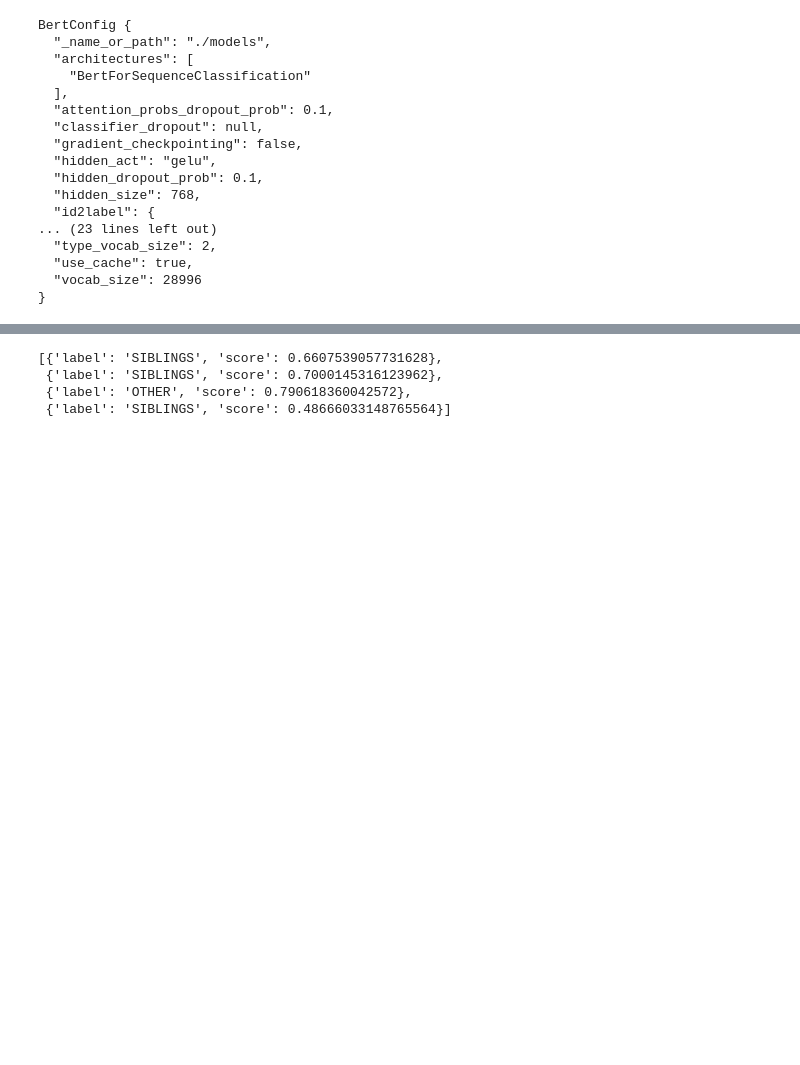
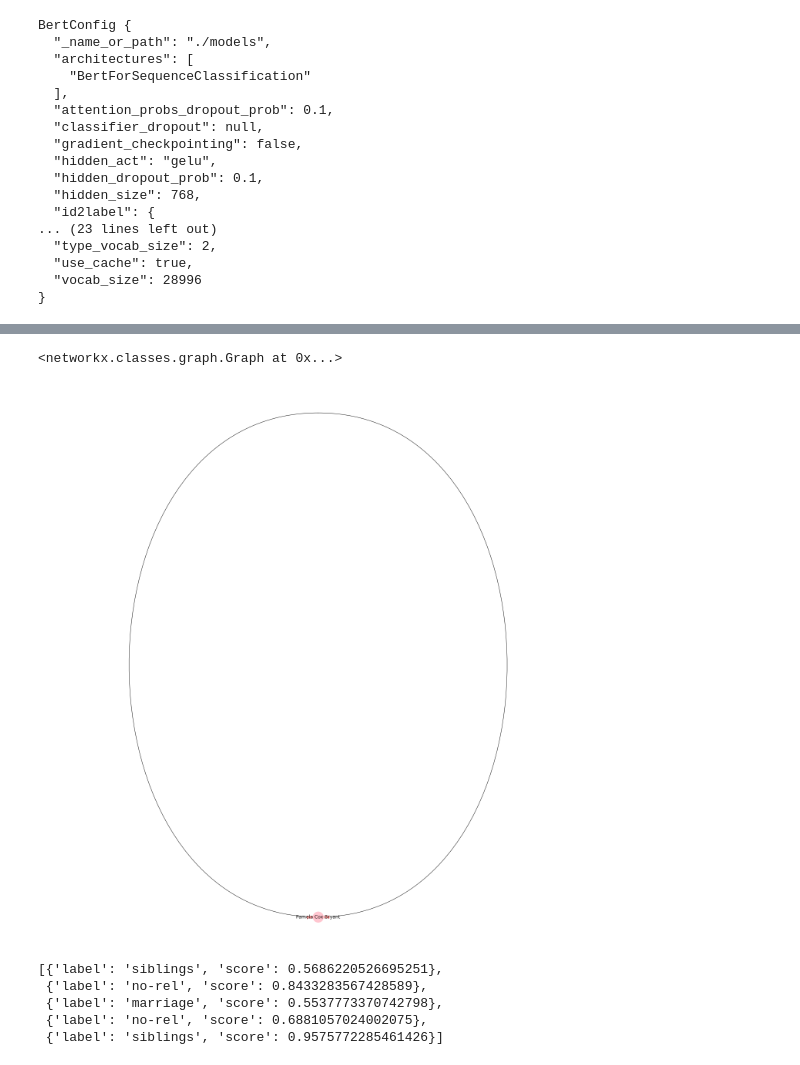
Before and after one commit to ANGELLOPARR/luke-genealogical-thesis, a Jupyter notebook: Pipeline.ipynb, the cells around one changed output, grey strips where cells are left out. Saved outputs shown, nothing was run; the diff lists cells and outputs as text; code cells hidden in the pictures; blank space fills up the shorter version.

```diff
--- a/Pipeline.ipynb
+++ b/Pipeline.ipynb
@@ -631,17 +801,41 @@ BertConfig {
+# %%
+for ents, rel in GG.e_labels.items():
+        if rel['label'] != 'no-rel':
+                GG.G.add_edge(ents[0], ents[1])
+
+plt.figure(figsize=(20,20))
+pos = nx.spring_layout(GG.G)
+nx.draw(
+    GG.G, pos, edge_color='black', width=1, linewidths=1,
+    node_size=750, node_color='pink', alpha=0.9,
+    labels={node : node.text for node in GG.G.nodes()}
+)
+nx.draw_networkx_edge_labels(
+    GG.G, pos,
+    edge_labels={ents : rel['label'] for ents, rel in GG.e_labels.items()},
+    font_color='red'
+)
+
+display(GG.G)
+# %% [output]
+<networkx.classes.graph.Graph at 0x...>
+[figure, added]
 # %%
 from transformers import pipeline, AutoTokenizer
 model_pipeline = pipeline(task='text-classification',
                           model=my_model,
                           tokenizer=AutoTokenizer.from_pretrained("bert-base-cased"))
 # %%
-model_pipeline(['[e1] Mary [/e1] is the sister of [e2] Mark [/e2]',
+model_pipeline(['[E1] Mary [/E1] is the sister of [E2] Mark [/E2]',
                 'Mary is the sister of Mark',
-                '[e1] Quintavius [/e1] is the long-lost friend of [e2] Elizabeth [/e2]',
-                'Quintavius is the long-lost friend of Elizabeth'
+                '[E1] Jonathan [/E1] is the long-lost friend of [E2] Beatrice [/E2]',
+                'Quintavius is the long-lost friend of Elizabeth',
+                'Smith and [E1] Johnny [/E1] brother [E1] Ethan [/E1] own Treybal'
                ])
 # %% [output]
-[{'label': 'SIBLINGS', 'score': 0.6607539057731628},
- {'label': 'SIBLINGS', 'score': 0.7000145316123962},
- {'label': 'OTHER', 'score': 0.790618360042572},
- {'label': 'SIBLINGS', 'score': 0.48666033148765564}]
+[{'label': 'siblings', 'score': 0.5686220526695251},
+ {'label': 'no-rel', 'score': 0.8433283567428589},
+ {'label': 'marriage', 'score': 0.5537773370742798},
+ {'label': 'no-rel', 'score': 0.6881057024002075},
+ {'label': 'siblings', 'score': 0.9575772285461426}]
 # %%
```
Also changed, not shown: parts of 62 cells of this notebook, 8 other files.
